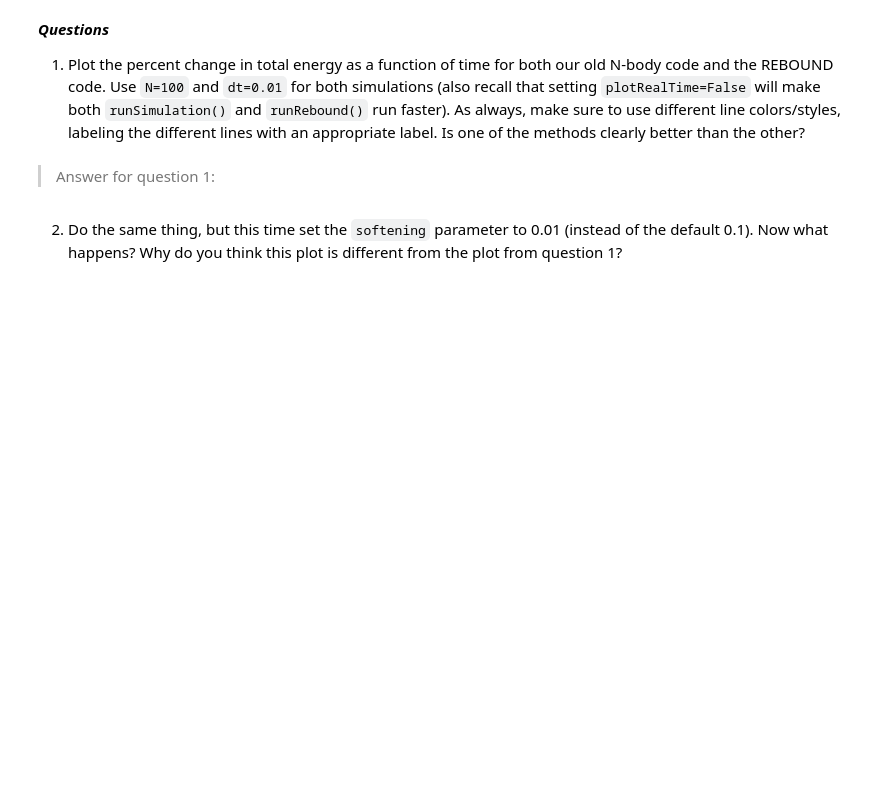
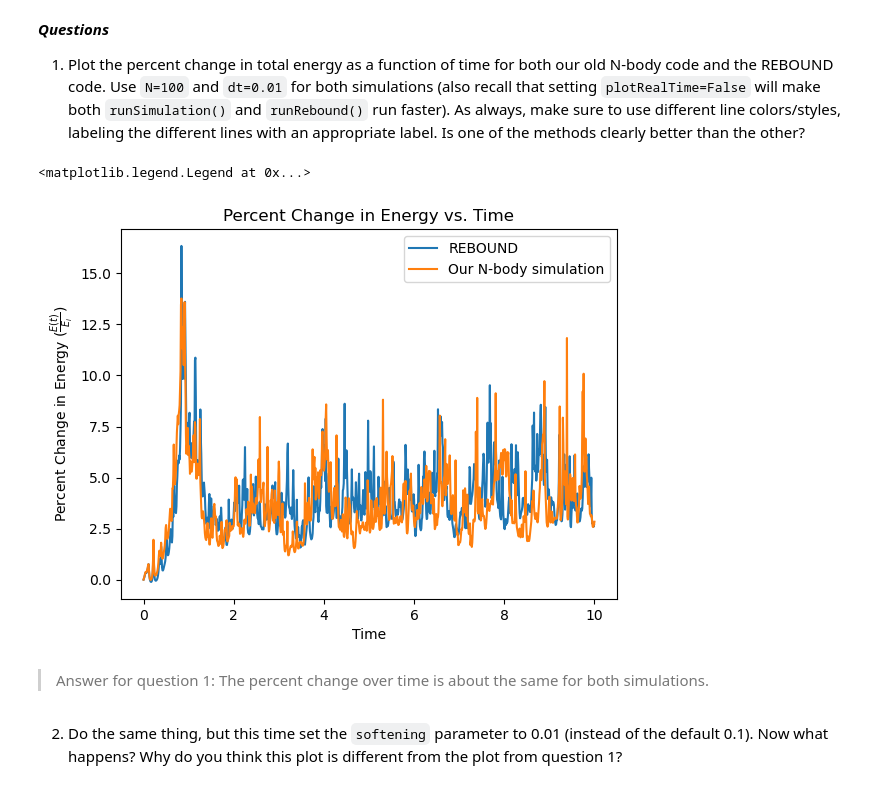
Before and after one commit to RY0no0t0/ASTR352, a Jupyter notebook: Lab 05.ipynb, the cells around one changed output. Saved outputs shown, nothing was run; the diff lists cells and outputs as text; code cells hidden in the pictures; blank space fills up the shorter version.

```diff
--- a/Lab 05.ipynb
+++ b/Lab 05.ipynb
@@ -298,7 +329,7 @@ def runRebound(N, dt, tEnd=10.0, softening=0.1, G=1.0, plotRealTime=True):
     return times, energy
 # %%
 # First simulation run!
-times, energy = runRebound(N=100, dt=0.001)
+times, energy = runRebound(N=100, dt=0.01,plotRealTime=False)
 # %% [markdown]
 ***Questions***
 
@@ -308,4 +337,17 @@ times, energy = runRebound(N=100, dt=0.001)
+# %%
+# Code for question 1
+KE_save, PE_save, t_all = runSimulation(N=100, dt=0.01, plotRealTime=False)
+TE_old=KE_save+PE_save
+plt.plot(times, 100*energy/energy[0]-100, label='REBOUND')
+plt.plot(t_all, 100*TE_old/TE_old[0]-100, label='Our N-body simulation')
+plt.xlabel('Time')
+plt.ylabel(r'Percent Change in Energy ($\frac{E(t)}{E_i}$)')
+plt.title('Percent Change in Energy vs. Time')
+plt.legend()
+# %% [output]
+<matplotlib.legend.Legend at 0x...>
+[figure, added]
 # %% [markdown]
-> Answer for question 1:
+> Answer for question 1: The percent change over time is about the same for both simulations.
 # %% [markdown]
 2. Do the same thing, but this time set the `softening` parameter to 0.01 (instead of the default 0.1). Now what happens? Why do you think this plot is different from the plot from question 1?
```
Also changed, not shown: parts of 15 cells of this notebook.
